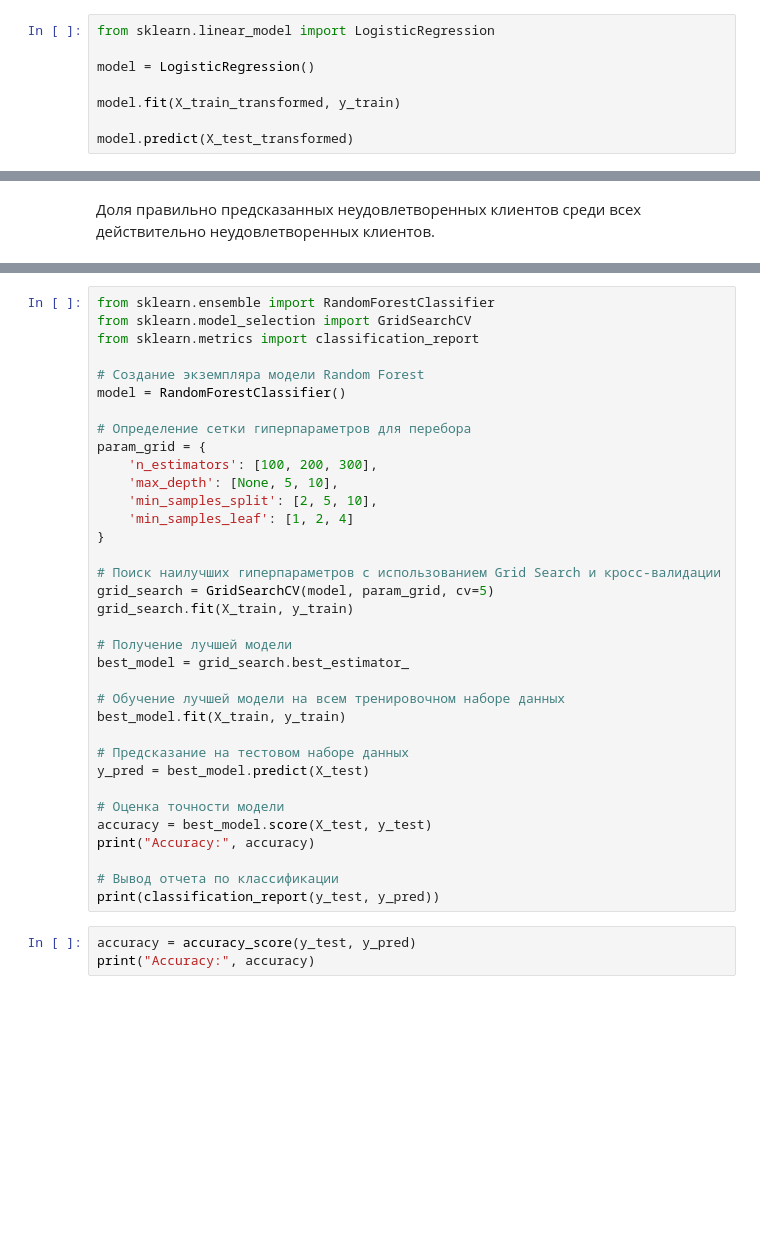
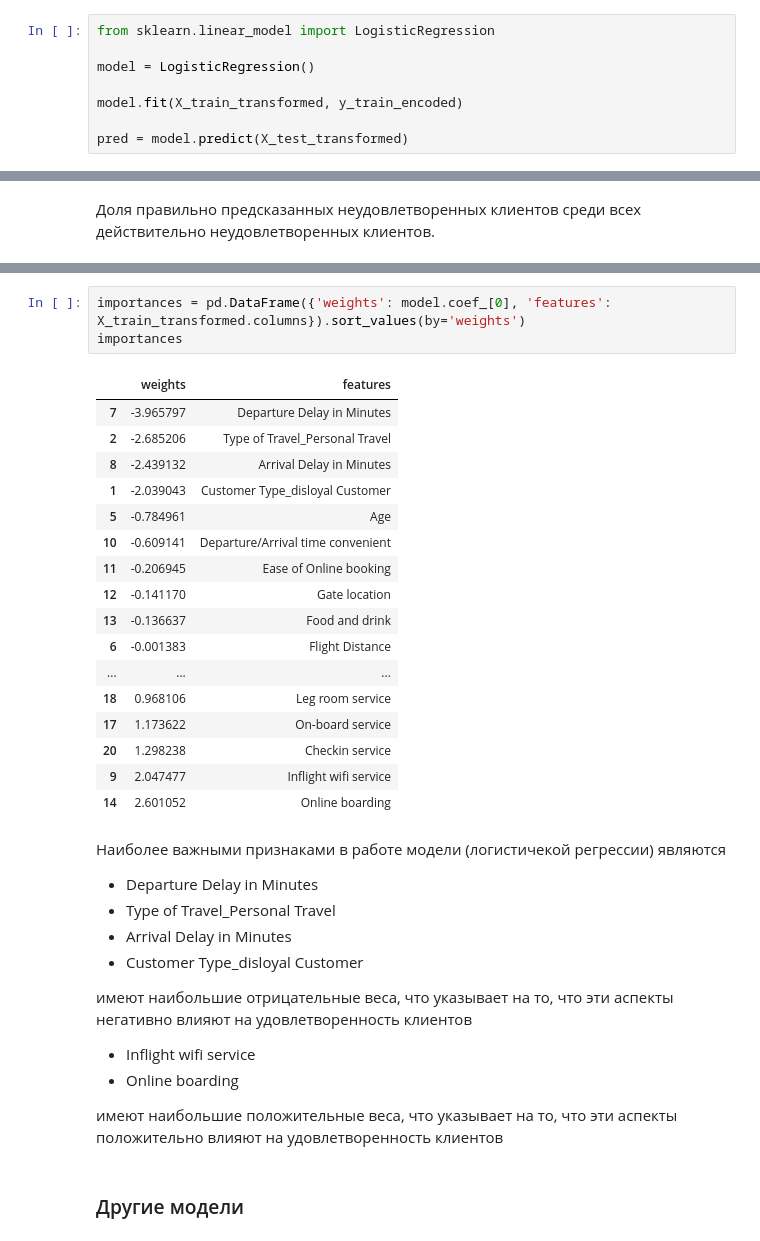
Before and after one commit to dikarpova04/ml_avia_clients, a Jupyter notebook: EDA_clients_avia.ipynb, the cells around one changed output, grey strips where cells are left out. Saved outputs shown, nothing was run; the diff lists cells and outputs as text; blank space fills up the shorter version.

```diff
--- a/EDA_clients_avia.ipynb
+++ b/EDA_clients_avia.ipynb
@@ -1053,6 +1062,6 @@ from sklearn.linear_model import LogisticRegression
 
 model = LogisticRegression()
 
-model.fit(X_train_transformed, y_train)
+model.fit(X_train_transformed, y_train_encoded)
 
-model.predict(X_test_transformed)
+pred = model.predict(X_test_transformed)
@@ -1164,38 +1128,36 @@ X_train, X_test, y_train, y_test = train_test_split(X, y,
-# %%
-from sklearn.ensemble import RandomForestClassifier
-from sklearn.model_selection import GridSearchCV
-from sklearn.metrics import classification_report
-
-# Создание экземпляра модели Random Forest
-model = RandomForestClassifier()
-
-# Определение сетки гиперпараметров для перебора
-param_grid = {
-    'n_estimators': [100, 200, 300],
-    'max_depth': [None, 5, 10],
-    'min_samples_split': [2, 5, 10],
-    'min_samples_leaf': [1, 2, 4]
-}
-
-# Поиск наилучших гиперпараметров с использованием Grid Search и кросс-валидации
-grid_search = GridSearchCV(model, param_grid, cv=5)
-grid_search.fit(X_train, y_train)
-
-# Получение лучшей модели
-best_model = grid_search.best_estimator_
-
-# Обучение лучшей модели на всем тренировочном наборе данных
-best_model.fit(X_train, y_train)
-
-# Предсказание на тестовом наборе данных
-y_pred = best_model.predict(X_test)
-
-# Оценка точности модели
-accuracy = best_model.score(X_test, y_test)
-print("Accuracy:", accuracy)
-
-# Вывод отчета по классификации
-print(classification_report(y_test, y_pred))
-# %%
-accuracy = accuracy_score(y_test, y_pred)
-print("Accuracy:", accuracy)
+# %%
+importances = pd.DataFrame({'weights': model.coef_[0], 'features': X_train_transformed.columns}).sort_values(by='weights')
+importances
+# %% [output]
+|  | weights | features |
+| 7 | -3.965797 | Departure Delay in Minutes |
+| 2 | -2.685206 | Type of Travel_Personal Travel |
+| 8 | -2.439132 | Arrival Delay in Minutes |
+| 1 | -2.039043 | Customer Type_disloyal Customer |
+| 5 | -0.784961 | Age |
+| 10 | -0.609141 | Departure/Arrival time convenient |
+| 11 | -0.206945 | Ease of Online booking |
+| 12 | -0.141170 | Gate location |
+| 13 | -0.136637 | Food and drink |
+| 6 | -0.001383 | Flight Distance |
+| ... | ... | ... |
+| 18 | 0.968106 | Leg room service |
+| 17 | 1.173622 | On-board service |
+| 20 | 1.298238 | Checkin service |
+| 9 | 2.047477 | Inflight wifi service |
+| 14 | 2.601052 | Online boarding |
+# %% [markdown]
+Наиболее важными признаками в работе модели (логистичекой регрессии) являются
+- Departure Delay in Minutes
+- Type of Travel_Personal Travel
+- Arrival Delay in Minutes
+- Customer Type_disloyal Customer
+
+имеют наибольшие отрицательные веса, что указывает на то, что эти аспекты негативно влияют на удовлетворенность клиентов
+
+- Inflight wifi service
+- Online boarding
+
+имеют наибольшие положительные веса, что указывает на то, что эти аспекты положительно влияют на удовлетворенность клиентов
+# %% [markdown]
+<h3>Другие модели</h3>
```
Also changed, not shown: parts of 36 cells of this notebook.
